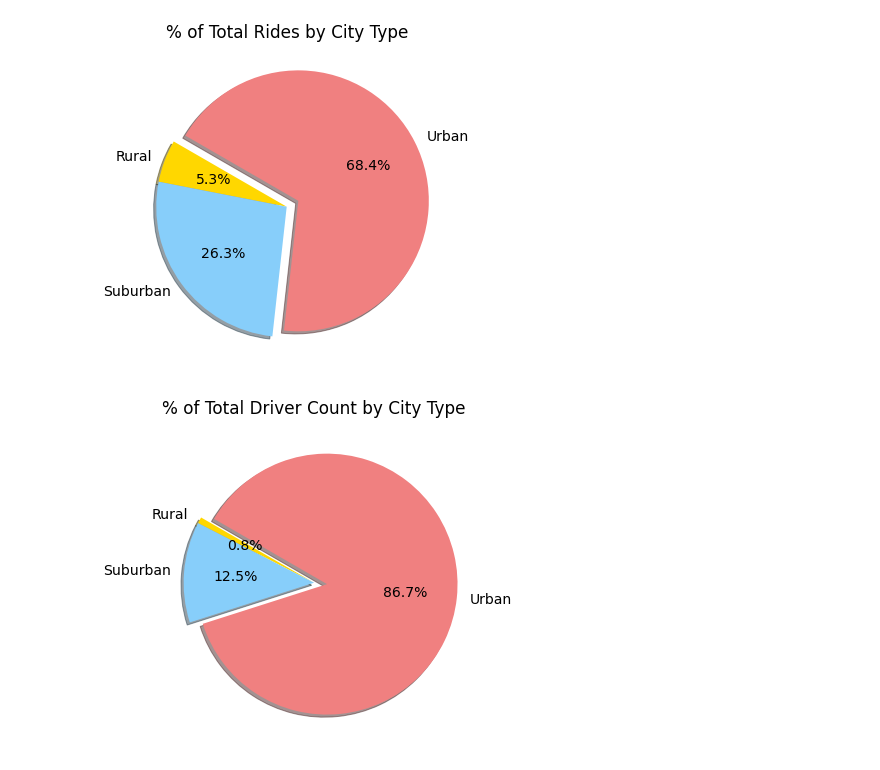
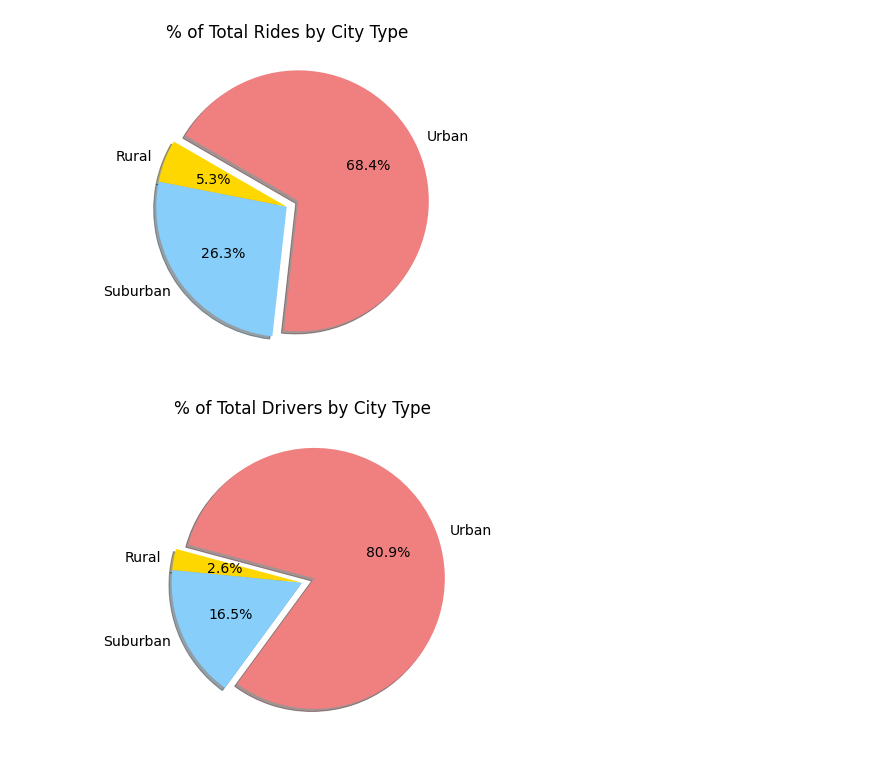
Before and after one commit to jparrett/PyBer_Analysis, a Jupyter notebook: PyBer.ipynb, the cells around one changed output. Drawn from its saved outputs; the diff is of its cells as text; code cells hidden in the pictures.

```diff
--- a/PyBer.ipynb
+++ b/PyBer.ipynb
@@ -954,26 +954,25 @@ plt.show()
 # %% [output]
 [figure]
 # %%
-# Calculate the percentage of total drivers for each city type.
-drivers_percents = 100 * pyber_data_df.groupby(["type"]).sum()["driver_count"] / pyber_data_df["driver_count"].sum()
-
-drivers_percents
+# Calculate the percentage of drivers for each city type.
+driver_percents = 100 * city_data_df.groupby(["type"]).sum()["driver_count"] / city_data_df["driver_count"].sum()
+driver_percents
 
 
-# Build Pie Chart
+# Build percentage of rides by city type pie chart.
 plt.subplots(figsize=(10, 6))
-plt.pie(drivers_percents,
+plt.pie(driver_percents,
     labels=["Rural", "Suburban", "Urban"],
     colors=["gold", "lightskyblue", "lightcoral"],
     explode=[0, 0, 0.1],
     autopct='%1.1f%%',
-    shadow=True, startangle=150)
-plt.title("% of Total Driver Count by City Type")
+    shadow=True, startangle=165)
+plt.title("% of Total Drivers by City Type")
 # Change the default font size from 10 to 14.
 mpl.rcParams['font.size'] = 14
 # Save Figure
 plt.savefig("analysis/Fig7.png")
 # Show Figure
 plt.show()
 # %% [output]
-[figure, old version]
+[figure, new version]
```
Also changed, not shown: parts of 1 cell of this notebook, 1 other file.
